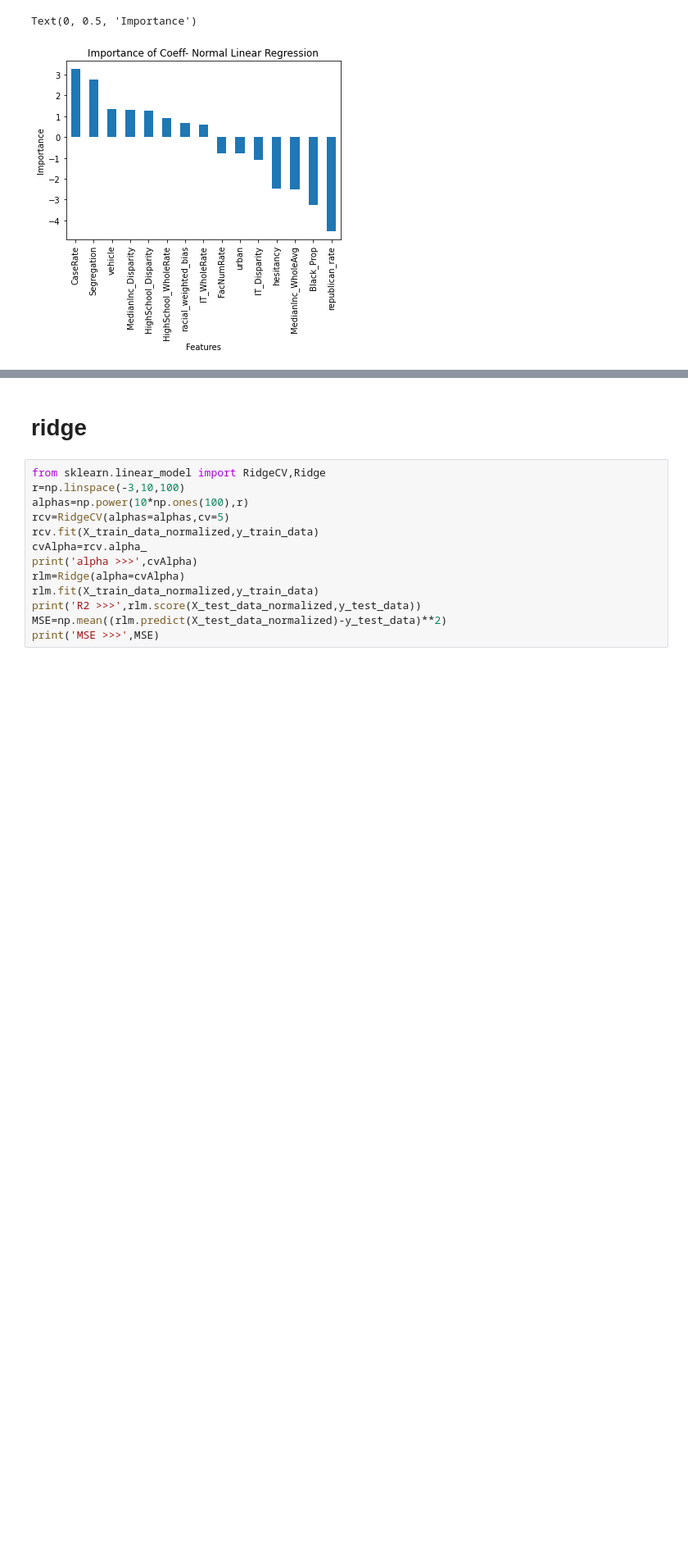
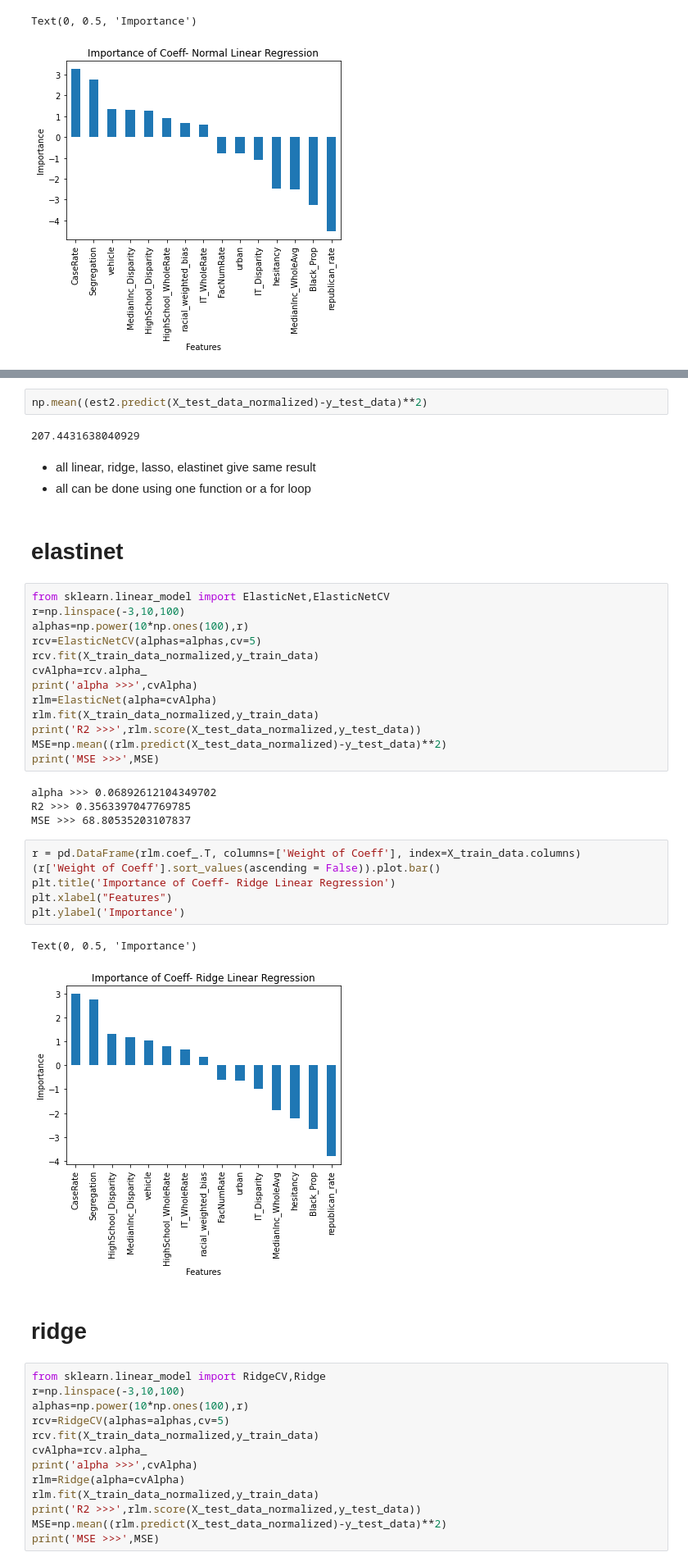
Before and after one commit to sunil-dhaka/ime692-project, a Jupyter notebook: code.ipynb, the cells around one changed output, grey strips where cells are left out. Shown at 82% size. Cells and saved outputs as stored; diff of their text form; blank space fills up the shorter version.

```diff
--- a/code.ipynb
+++ b/code.ipynb
@@ -67,3 +111,38 @@ Text(0, 0.5, 'Importance')
+# %%
+np.mean((est2.predict(X_test_data_normalized)-y_test_data)**2)
+# %% [output]
+207.4431638040929
+# %% [markdown]
+- all linear, ridge, lasso, elastinet give same result
+- all can be done using one function or a for loop
+# %% [markdown]
+# elastinet
+# %%
+from sklearn.linear_model import ElasticNet,ElasticNetCV
+r=np.linspace(-3,10,100)
+alphas=np.power(10*np.ones(100),r)
+rcv=ElasticNetCV(alphas=alphas,cv=5)
+rcv.fit(X_train_data_normalized,y_train_data)
+cvAlpha=rcv.alpha_
+print('alpha >>>',cvAlpha)
+rlm=ElasticNet(alpha=cvAlpha)
+rlm.fit(X_train_data_normalized,y_train_data)
+print('R2 >>>',rlm.score(X_test_data_normalized,y_test_data))
+MSE=np.mean((rlm.predict(X_test_data_normalized)-y_test_data)**2)
+print('MSE >>>',MSE)
+# %% [output]
+alpha >>> 0.06892612104349702
+R2 >>> 0.3563397047769785
+MSE >>> 68.80535203107837
+# %%
+r = pd.DataFrame(rlm.coef_.T, columns=['Weight of Coeff'], index=X_train_data.columns)
+(r['Weight of Coeff'].sort_values(ascending = False)).plot.bar()
+plt.title('Importance of Coeff- Ridge Linear Regression')
+plt.xlabel("Features")
+plt.ylabel('Importance')
+# %% [output]
+Text(0, 0.5, 'Importance')
+[figure, added]
 # %% [markdown]
 # ridge
 # %%
```
Also changed, not shown: parts of 5 cells of this notebook, 1 other file.
